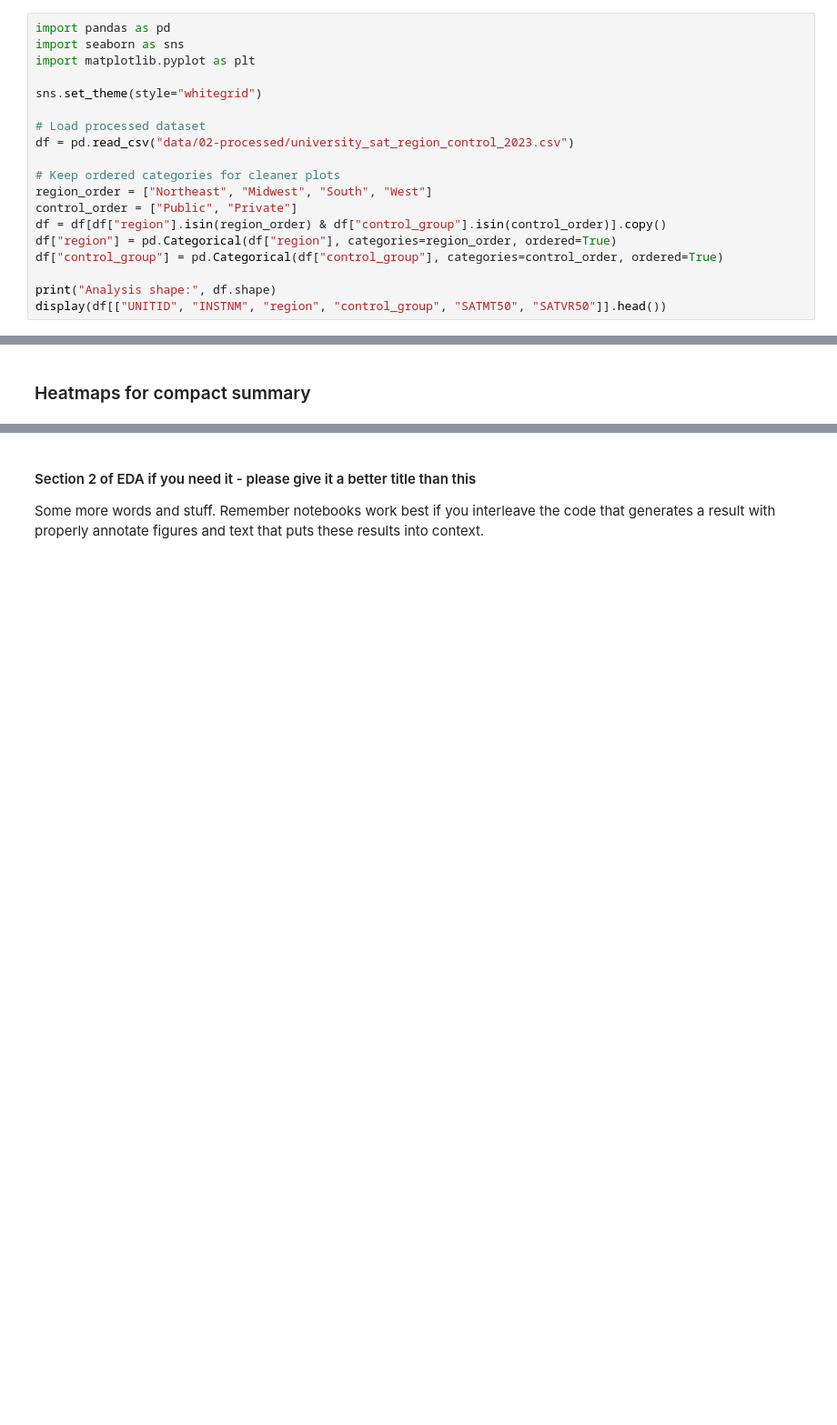
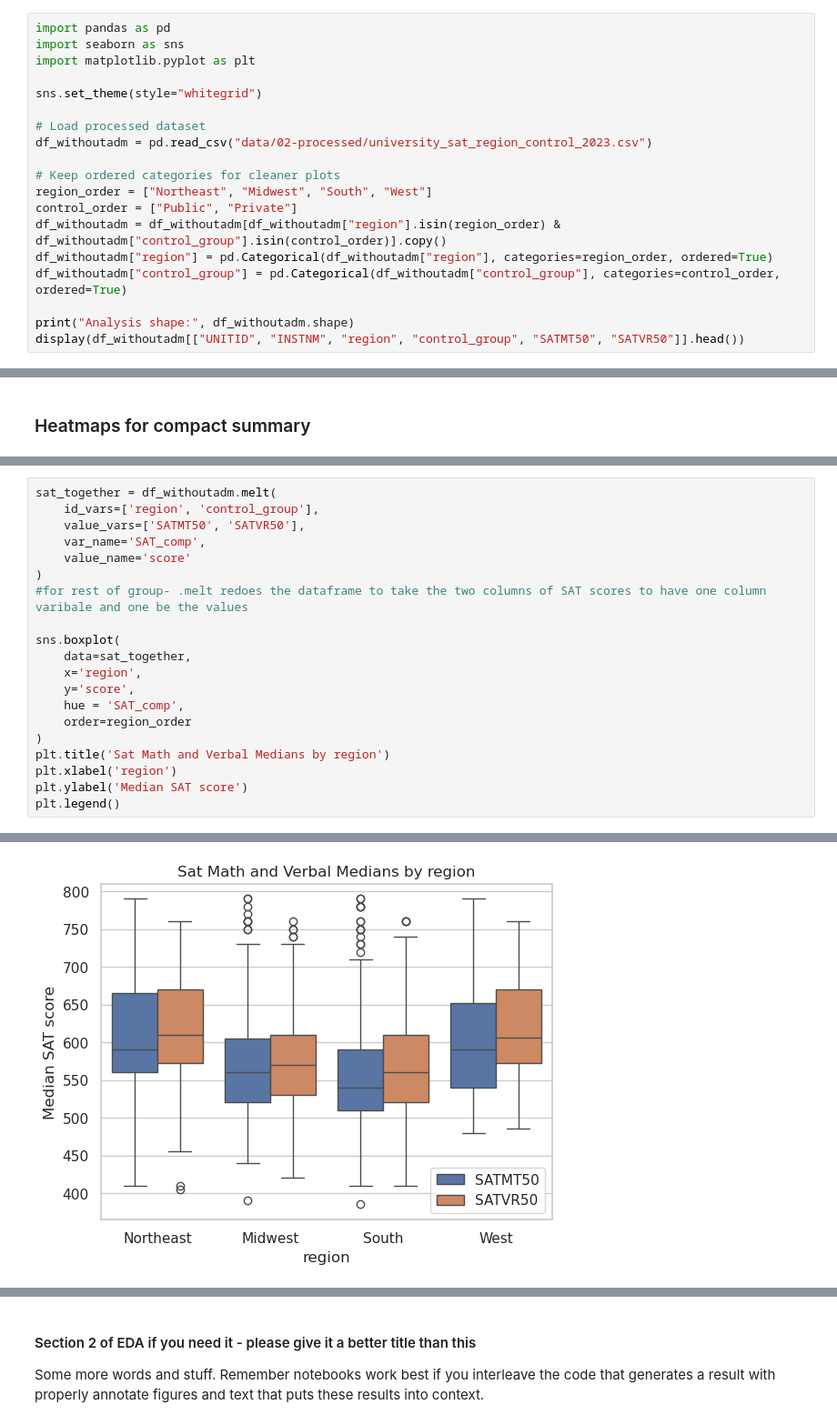
Before and after one commit to COGS108/Group065_WI26, a Jupyter notebook: 02-EDACheckpoint.ipynb, the cells around one changed output, grey strips where cells are left out. Shown at 91% size. Saved outputs shown, nothing was run; the diff lists cells and outputs as text; blank space fills up the shorter version.

Commit message:
Full EDA checkpoint for new research question
everything but the heat map and the data cleaning

```diff
--- a/02-EDACheckpoint.ipynb
+++ b/02-EDACheckpoint.ipynb
@@ -222,17 +217,17 @@ import matplotlib.pyplot as plt
 sns.set_theme(style="whitegrid")
 
 # Load processed dataset
-df = pd.read_csv("data/02-processed/university_sat_region_control_2023.csv")
+df_withoutadm = pd.read_csv("data/02-processed/university_sat_region_control_2023.csv")
 
 # Keep ordered categories for cleaner plots
 region_order = ["Northeast", "Midwest", "South", "West"]
 control_order = ["Public", "Private"]
-df = df[df["region"].isin(region_order) & df["control_group"].isin(control_order)].copy()
-df["region"] = pd.Categorical(df["region"], categories=region_order, ordered=True)
-df["control_group"] = pd.Categorical(df["control_group"], categories=control_order, ordered=True)
+df_withoutadm = df_withoutadm[df_withoutadm["region"].isin(region_order) & df_withoutadm["control_group"].isin(control_order)].copy()
+df_withoutadm["region"] = pd.Categorical(df_withoutadm["region"], categories=region_order, ordered=True)
+df_withoutadm["control_group"] = pd.Categorical(df_withoutadm["control_group"], categories=control_order, ordered=True)
 
-print("Analysis shape:", df.shape)
-display(df[["UNITID", "INSTNM", "region", "control_group", "SATMT50", "SATVR50"]].head())
+print("Analysis shape:", df_withoutadm.shape)
+display(df_withoutadm[["UNITID", "INSTNM", "region", "control_group", "SATMT50", "SATVR50"]].head())
 # %% [output]
 Analysis shape: (983, 17)
 |  | UNITID | INSTNM | region | control_group | SATMT50 | SATVR50 |
@@ -266,0 +264,21 @@ plt.show()
+# %%
+sat_together = df_withoutadm.melt(
+    id_vars=['region', 'control_group'],
+    value_vars=['SATMT50', 'SATVR50'],
+    var_name='SAT_comp',
+    value_name='score'
+)
+#for rest of group- .melt redoes the dataframe to take the two columns of SAT scores to have one column varibale and one be the values
+
+sns.boxplot(
+    data=sat_together,
+    x='region',
+    y='score',
+    hue = 'SAT_comp',
+    order=region_order
+)
+plt.title('Sat Math and Verbal Medians by region')
+plt.xlabel('region')
+plt.ylabel('Median SAT score')
+plt.legend()
+# %% [output]
@@ -266,0 +286 @@ plt.show()
+[figure, added]
```
Also changed, not shown: parts of 17 cells of this notebook.
